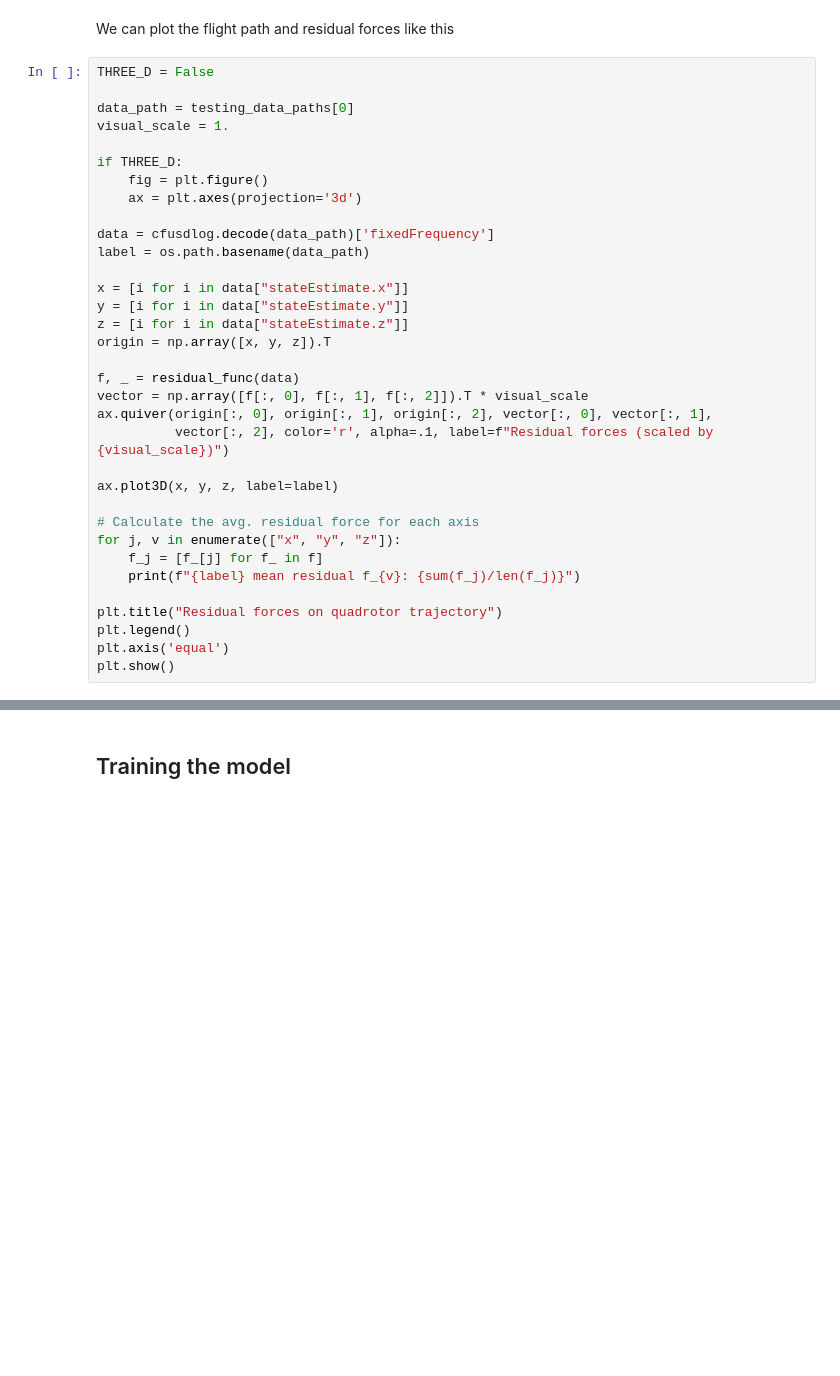
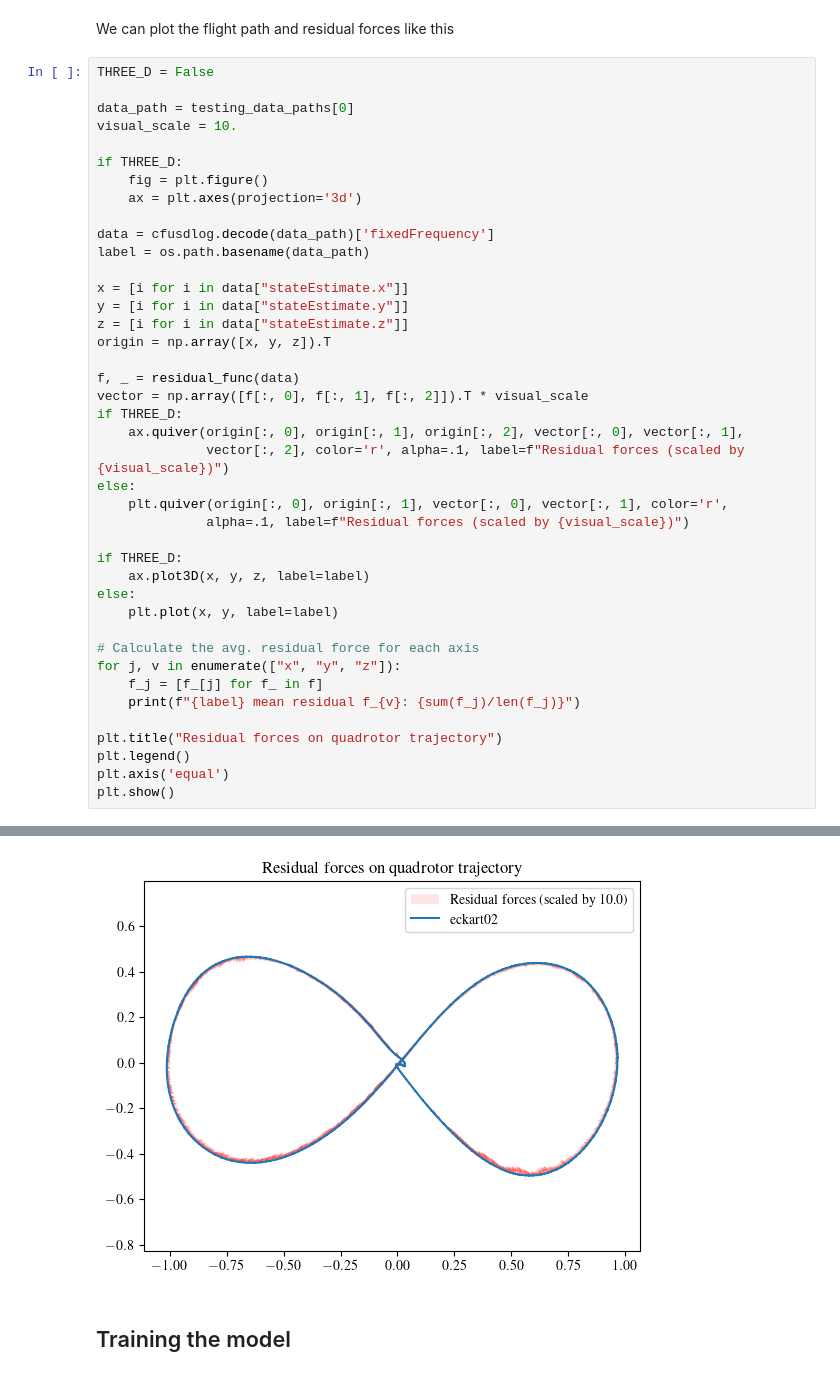
Before and after one commit to Tupryk/BachelorThesis, a Jupyter notebook: main.ipynb, the cells around one changed output, grey strips where cells are left out. Saved outputs shown, nothing was run; the diff lists cells and outputs as text; blank space fills up the shorter version.

```diff
--- a/main.ipynb
+++ b/main.ipynb
@@ -60,7 +64,7 @@ We can plot the flight path and residual forces like this
 THREE_D = False
 
 data_path = testing_data_paths[0]
-visual_scale = 1.
+visual_scale = 10.
 
 if THREE_D:
     fig = plt.figure()
@@ -76,10 +80,17 @@ origin = np.array([x, y, z]).T
 
 f, _ = residual_func(data)
 vector = np.array([f[:, 0], f[:, 1], f[:, 2]]).T * visual_scale
-ax.quiver(origin[:, 0], origin[:, 1], origin[:, 2], vector[:, 0], vector[:, 1],
-          vector[:, 2], color='r', alpha=.1, label=f"Residual forces (scaled by {visual_scale})")
+if THREE_D:
+    ax.quiver(origin[:, 0], origin[:, 1], origin[:, 2], vector[:, 0], vector[:, 1],
+              vector[:, 2], color='r', alpha=.1, label=f"Residual forces (scaled by {visual_scale})")
+else:
+    plt.quiver(origin[:, 0], origin[:, 1], vector[:, 0], vector[:, 1], color='r',
+              alpha=.1, label=f"Residual forces (scaled by {visual_scale})")
 
-ax.plot3D(x, y, z, label=label)
+if THREE_D:
+    ax.plot3D(x, y, z, label=label)
+else:
+    plt.plot(x, y, label=label)
 
 # Calculate the avg. residual force for each axis
 for j, v in enumerate(["x", "y", "z"]):
@@ -95,3 +108,4 @@ NameError: name 'ax' is not defined
+[figure, added]
 # %% [markdown]
 ## Training the model
 # %%
```
Also changed, not shown: parts of 7 cells of this notebook.
